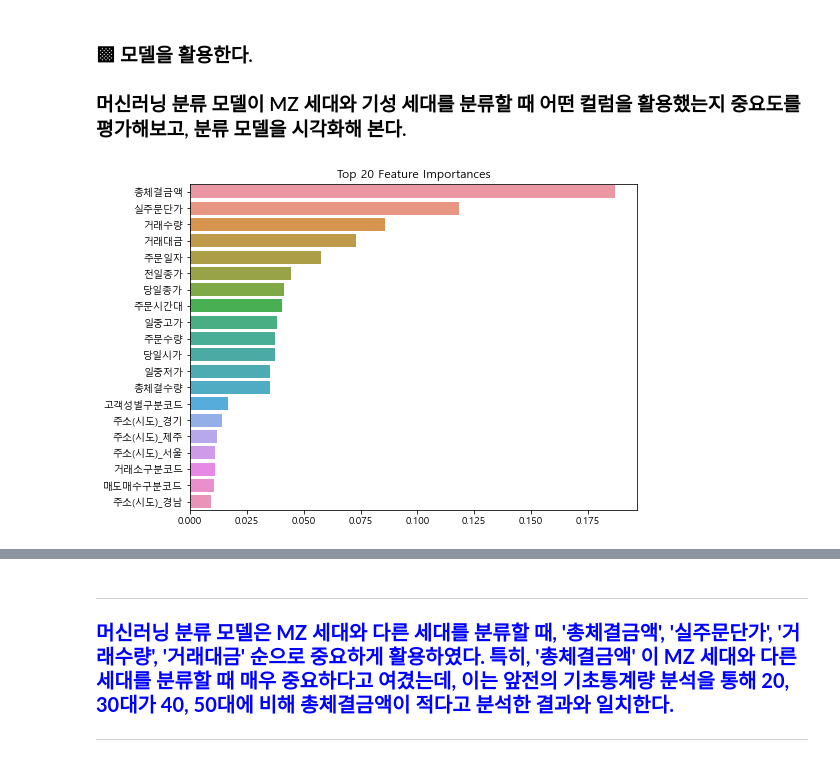
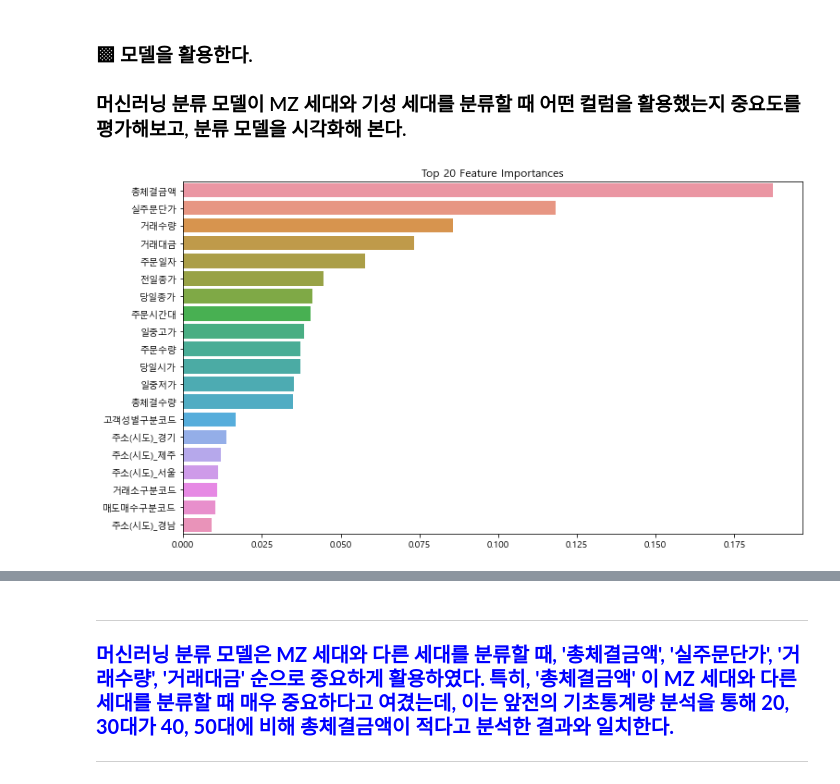
Before and after one commit to DataWilll/UiSeok, a Jupyter notebook: 동학개미운동의 주역은 MZ세대일까.ipynb, the cells around one changed output, grey strips where cells are left out. Cells and saved outputs as stored; diff of their text form; code cells hidden in the pictures.

```diff
--- a/동학개미운동의 주역은 MZ세대일까.ipynb
+++ b/동학개미운동의 주역은 MZ세대일까.ipynb
@@ -343,18 +343,18 @@ weighted avg       0.68      0.67      0.68    169188
 # %%
 import matplotlib.pyplot as plt
 import seaborn as sns
 %matplotlib inline
 
 ftr_importances_values = dt.feature_importances_
 ftr_importances = pd.Series(ftr_importances_values, index = x_train.columns)
 ftr_top20 = ftr_importances.sort_values(ascending=False)[:20]
 
-plt.figure(figsize=(8,6))
+plt.figure(figsize=(12,7))
 plt.title('Top 20 Feature Importances')
 sns.barplot(x=ftr_top20, y=ftr_top20.index)
 plt.show()
 # %% [output]
-[figure, old version]
+[figure, new version]
 # %%
 import graphviz
 from sklearn.tree import export_graphviz
```
Also changed, not shown: parts of 5 cells of this notebook.
